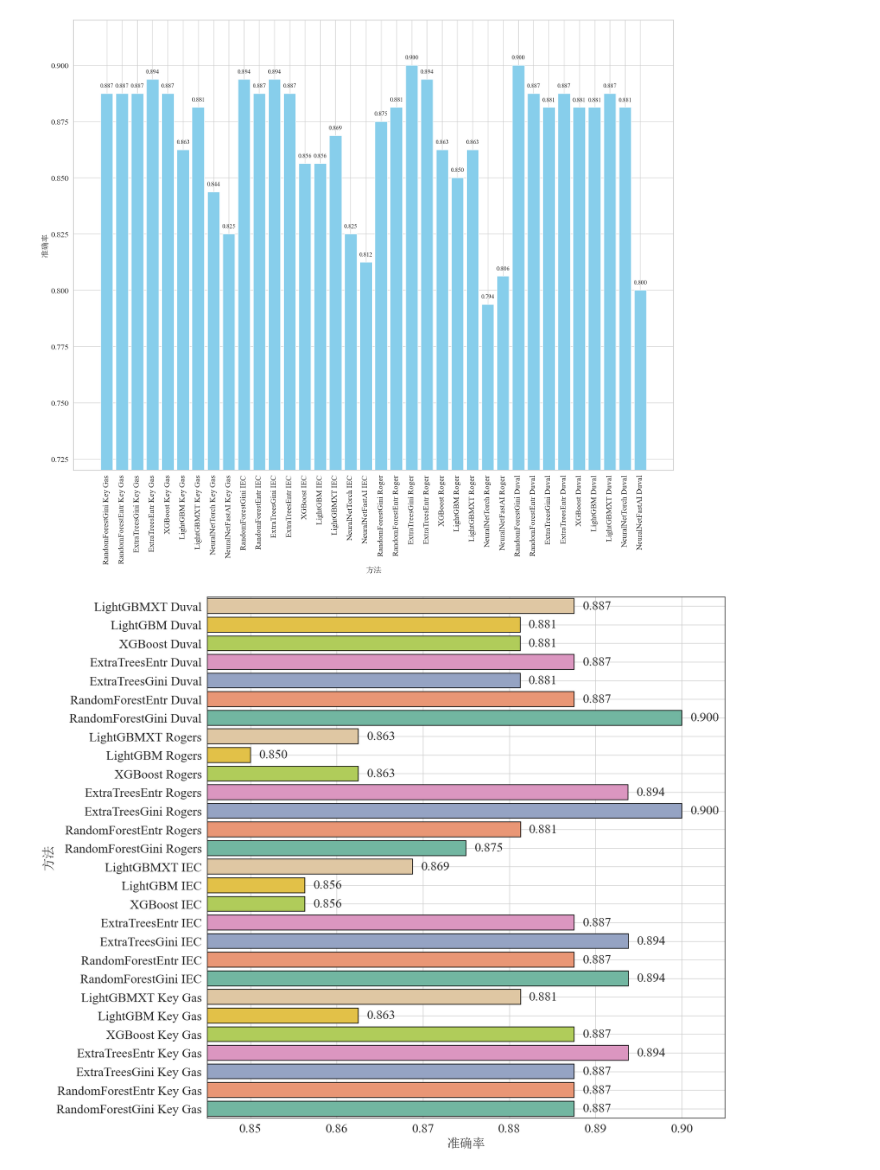
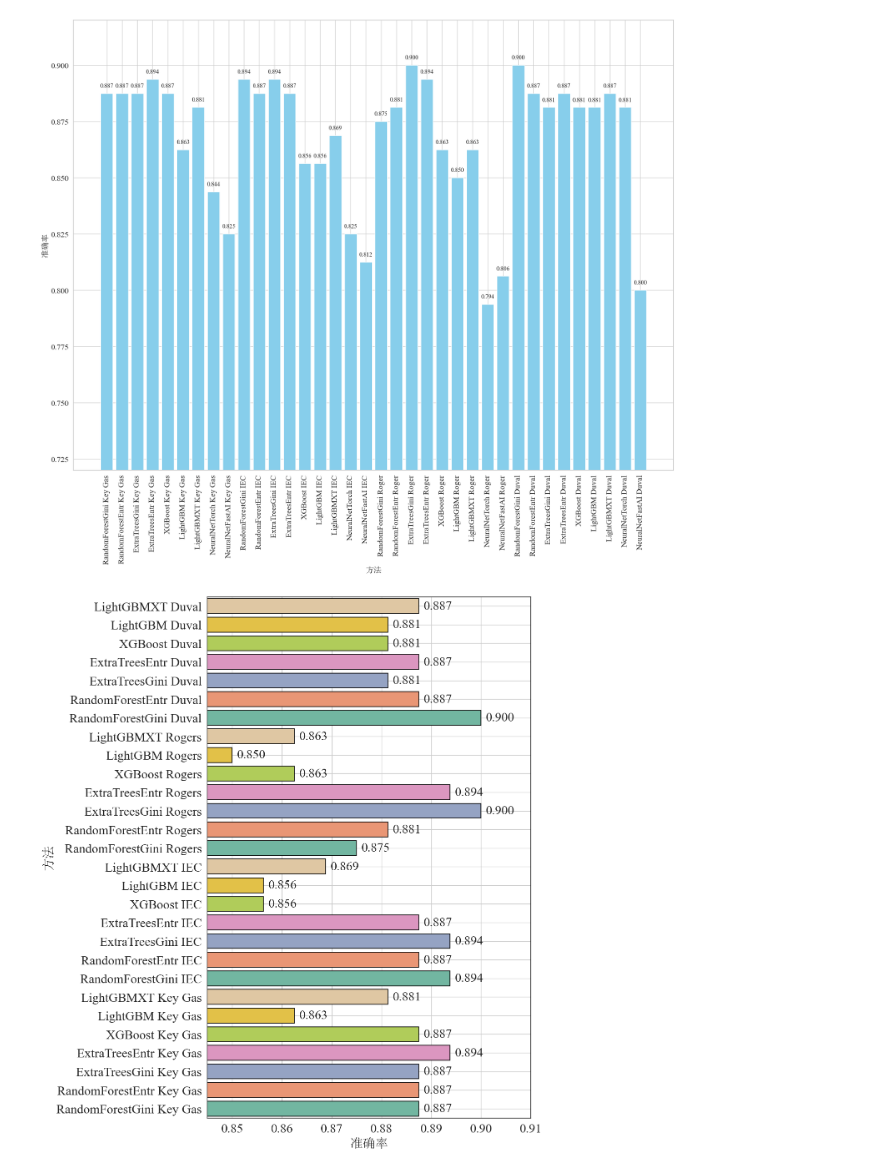
Before and after one commit to Sihan0229/DGA, a Jupyter notebook: Dissolved-Gas-Analysis/figure_show.ipynb, the cells around one changed output. Cells and saved outputs as stored; diff of their text form; code cells hidden in the pictures.

```diff
--- a/Dissolved-Gas-Analysis/figure_show.ipynb
+++ b/Dissolved-Gas-Analysis/figure_show.ipynb
@@ -620,36 +620,36 @@ df['颜色'] = df['模型'].map(model_color_map)
 import seaborn as sns
 sns.set(style="whitegrid")
 
 # 绘图
-plt.figure(figsize=(16, 16))
+plt.figure(figsize=(10, 16))
 bars = plt.barh(df['方法'], df['Accuracy'], color=df['颜色'],
         edgecolor='black',      # 添加边框
         linewidth=1.2)
 
 # 添加数值标签
 for bar in bars:
     width = bar.get_width()
     plt.text(width + 0.001, bar.get_y() + bar.get_height()/2, f'{width:.3f}',
              va='center', ha='left', fontsize=22, fontproperties=font_en)
 
 # 坐标轴设置
 plt.ylabel('方法', fontsize=22, fontproperties=font_cn)
 plt.xlabel('准确率', fontsize=22, fontproperties=font_cn)
 plt.yticks(fontsize=22, fontproperties=font_en)
 plt.xticks(fontsize=22, fontproperties=font_en)
-plt.xlim(0.845, 0.905)
+plt.xlim(0.845, 0.91)
 plt.ylim(-0.5, len(df) - 0.5)
 # 减少上下空白
 #plt.tight_layout(pad=0)
 plt.subplots_adjust(top=0.8, bottom=0.02)
 ax = plt.gca()  # 获取当前坐标轴
 for spine in ax.spines.values():
     spine.set_edgecolor('black')  # 设置边框颜色
     spine.set_linewidth(1.0)      # 设置边框粗细
 
 plt.show()
 # %% [output]
-[figure, old version]
+[figure, new version]
 # %%
 import matplotlib.pyplot as plt
 import pandas as pd
```
Also changed, not shown: parts of 3 cells of this notebook.
